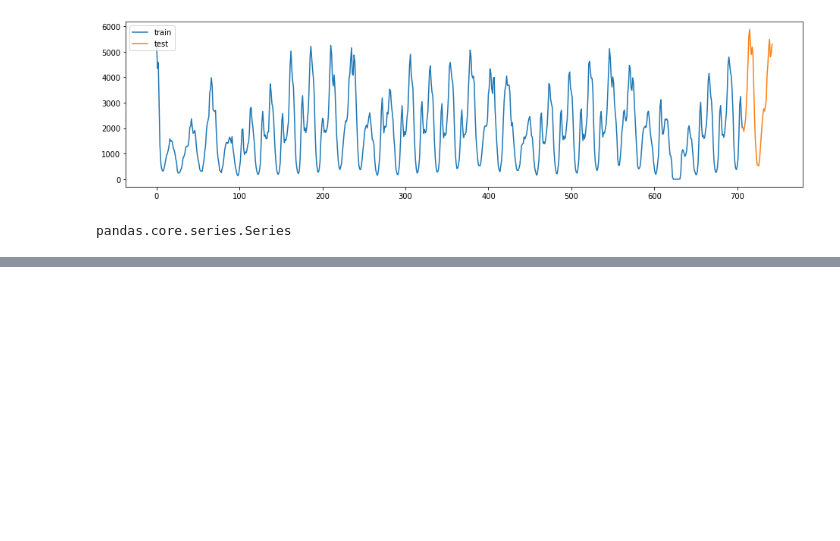
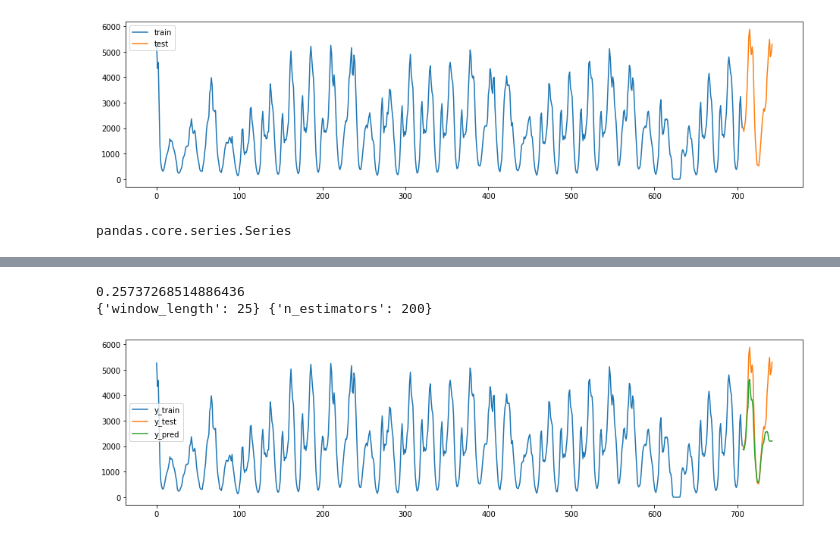
Before and after one commit to Sylvainj1/uber-times-series, a Jupyter notebook: models/sktime_test.ipynb, the cells around one changed output, grey strips where cells are left out. Saved outputs shown, nothing was run; the diff lists cells and outputs as text; code cells hidden in the pictures; blank space fills up the shorter version.

```diff
--- a/models/sktime_test.ipynb
+++ b/models/sktime_test.ipynb
@@ -146,0 +129,29 @@ plot_ys(y_train,y_test,y_predict_forecaster, labels = ['train', 'test','y_predic
+# %%
+from sklearn.model_selection import GridSearchCV
+from sktime.forecasting.compose import RecursiveRegressionForecaster
+from sktime.forecasting.model_selection import SlidingWindowSplitter
+from sktime.forecasting.model_selection import ForecastingGridSearchCV
+from sktime.forecasting.compose import ReducedRegressionForecaster
+from sklearn.neighbors import KNeighborsRegressor
+from sklearn.ensemble import RandomForestRegressor
+
+# paramètre 'n_estimator' de scikit-learn
+regressor_param_grid = {"n_estimators": [100, 200, 300]}
+forecaster_param_grid = {"window_length": [5,10,15,20,25]}
+
+# create a tunnable regressor with GridSearchCV
+regressor = GridSearchCV(RandomForestRegressor(), param_grid=regressor_param_grid)
+forecaster = RecursiveRegressionForecaster(regressor, window_length=15)
+
+cv = SlidingWindowSplitter(initial_window=int(len(y_train) * 0.5))
+gscv = ForecastingGridSearchCV(forecaster, cv=cv, param_grid=forecaster_param_grid)
+# %%
+gscv.fit(y_train)
+y_pred = gscv.predict(fh)
+plot_ys(y_train, y_test, y_pred, labels=["y_train", "y_test", "y_pred"]);
+print(smape_loss(y_test, y_pred))
+print(gscv.best_params_, gscv.best_forecaster_.regressor_.best_params_)
+# %% [output]
+0.25737268514886436
+{'window_length': 25} {'n_estimators': 200}
+[figure, added]
```
Also changed, not shown: parts of 12 cells of this notebook.
